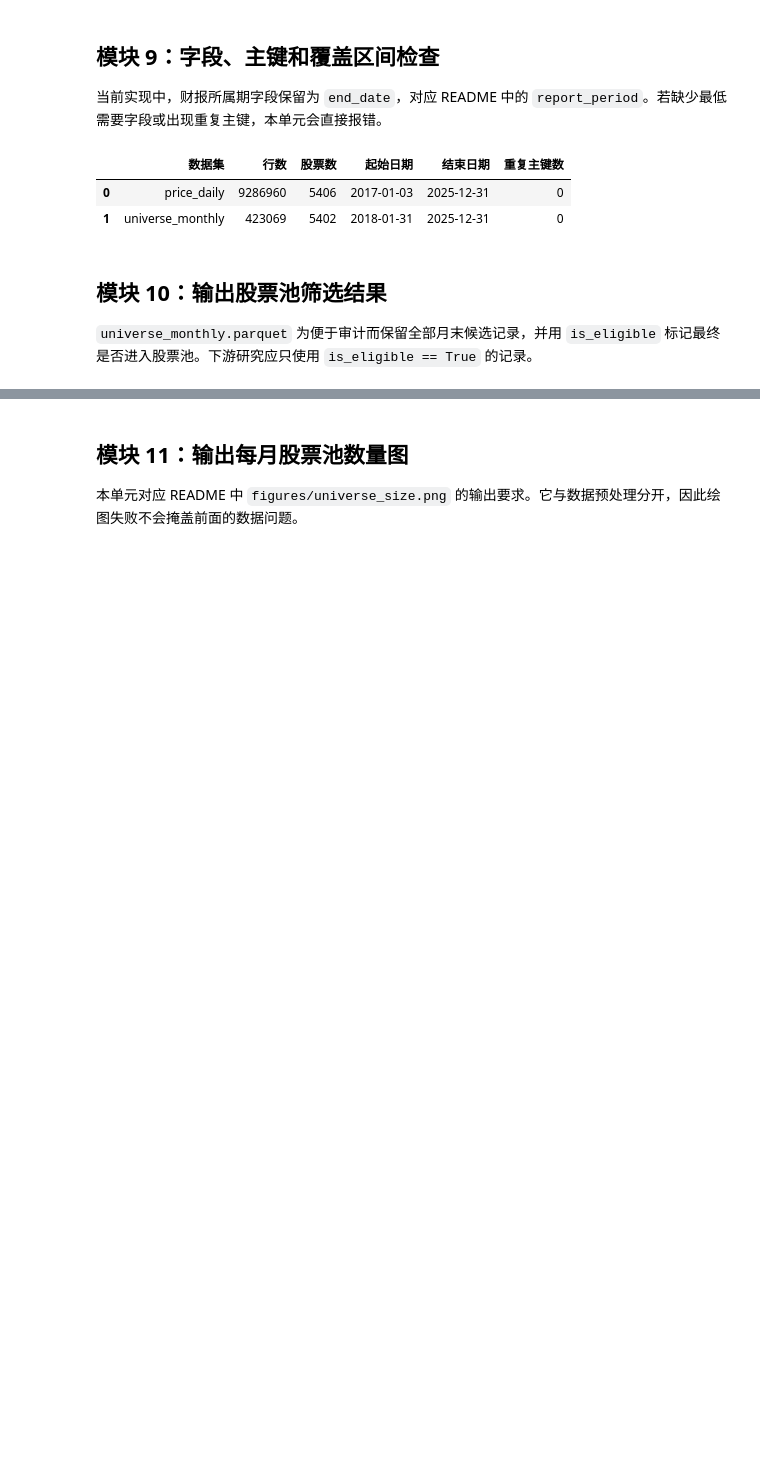
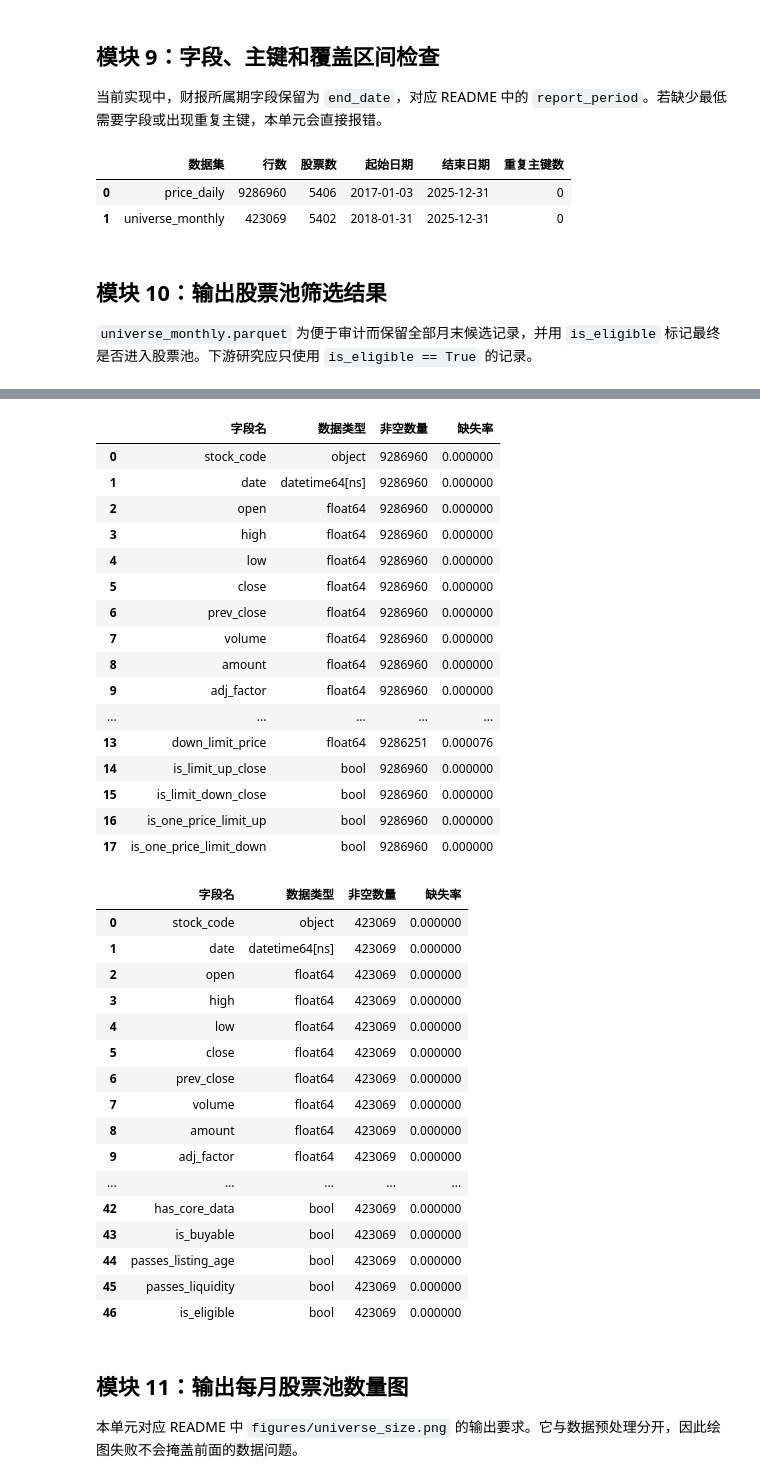
Before and after one commit to lizihan-zc/a-share-multifactor, a Jupyter notebook: notebooks/01_data_universe.ipynb, the cells around one changed output, grey strips where cells are left out. Saved outputs shown, nothing was run; the diff lists cells and outputs as text; code cells hidden in the pictures; blank space fills up the shorter version.

```diff
--- a/notebooks/01_data_universe.ipynb
+++ b/notebooks/01_data_universe.ipynb
@@ -366,3 +376,52 @@ else:
+# %%
+from IPython.display import display
+import pandas as pd
+
+def show_schema(frame):
+    return pd.DataFrame({
+        "字段名": frame.columns,
+        "数据类型": frame.dtypes.astype(str).values,
+        "非空数量": frame.notna().sum().values,
+        "缺失率": frame.isna().mean().values,
+    })
+
+display(show_schema(price_daily))
+display(show_schema(universe_monthly))
+# %% [output]
+|  | 字段名 | 数据类型 | 非空数量 | 缺失率 |
+| 0 | stock_code | object | 9286960 | 0.000000 |
+| 1 | date | datetime64[ns] | 9286960 | 0.000000 |
+| 2 | open | float64 | 9286960 | 0.000000 |
+| 3 | high | float64 | 9286960 | 0.000000 |
+| 4 | low | float64 | 9286960 | 0.000000 |
+| 5 | close | float64 | 9286960 | 0.000000 |
+| 6 | prev_close | float64 | 9286960 | 0.000000 |
+| 7 | volume | float64 | 9286960 | 0.000000 |
+| 8 | amount | float64 | 9286960 | 0.000000 |
+| 9 | adj_factor | float64 | 9286960 | 0.000000 |
+| ... | ... | ... | ... | ... |
+| 13 | down_limit_price | float64 | 9286251 | 0.000076 |
+| 14 | is_limit_up_close | bool | 9286960 | 0.000000 |
+| 15 | is_limit_down_close | bool | 9286960 | 0.000000 |
+| 16 | is_one_price_limit_up | bool | 9286960 | 0.000000 |
+| 17 | is_one_price_limit_down | bool | 9286960 | 0.000000 |
+|  | 字段名 | 数据类型 | 非空数量 | 缺失率 |
+| 0 | stock_code | object | 423069 | 0.000000 |
+| 1 | date | datetime64[ns] | 423069 | 0.000000 |
+| 2 | open | float64 | 423069 | 0.000000 |
+| 3 | high | float64 | 423069 | 0.000000 |
+| 4 | low | float64 | 423069 | 0.000000 |
+| 5 | close | float64 | 423069 | 0.000000 |
+| 6 | prev_close | float64 | 423069 | 0.000000 |
+| 7 | volume | float64 | 423069 | 0.000000 |
+| 8 | amount | float64 | 423069 | 0.000000 |
+| 9 | adj_factor | float64 | 423069 | 0.000000 |
+| ... | ... | ... | ... | ... |
+| 42 | has_core_data | bool | 423069 | 0.000000 |
+| 43 | is_buyable | bool | 423069 | 0.000000 |
+| 44 | passes_listing_age | bool | 423069 | 0.000000 |
+| 45 | passes_liquidity | bool | 423069 | 0.000000 |
+| 46 | is_eligible | bool | 423069 | 0.000000 |
 # %% [markdown]
 ## 模块 11：输出每月股票池数量图
 
```
Also changed, not shown: parts of 9 cells of this notebook, 5 other files.
